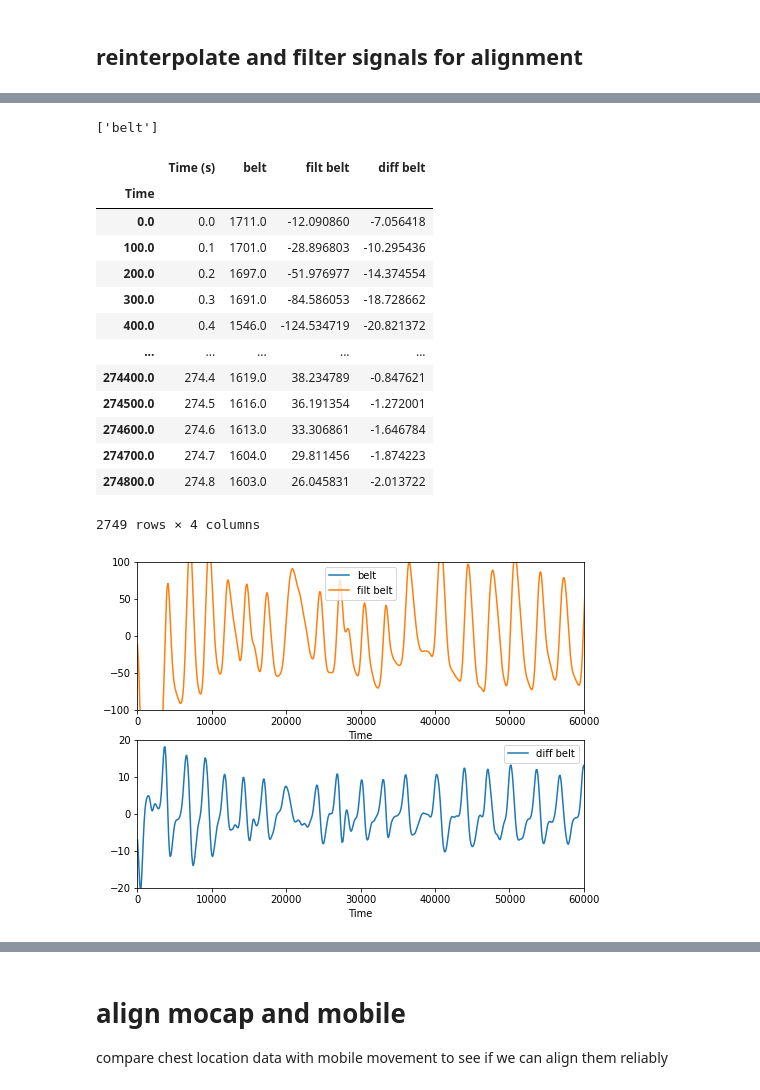
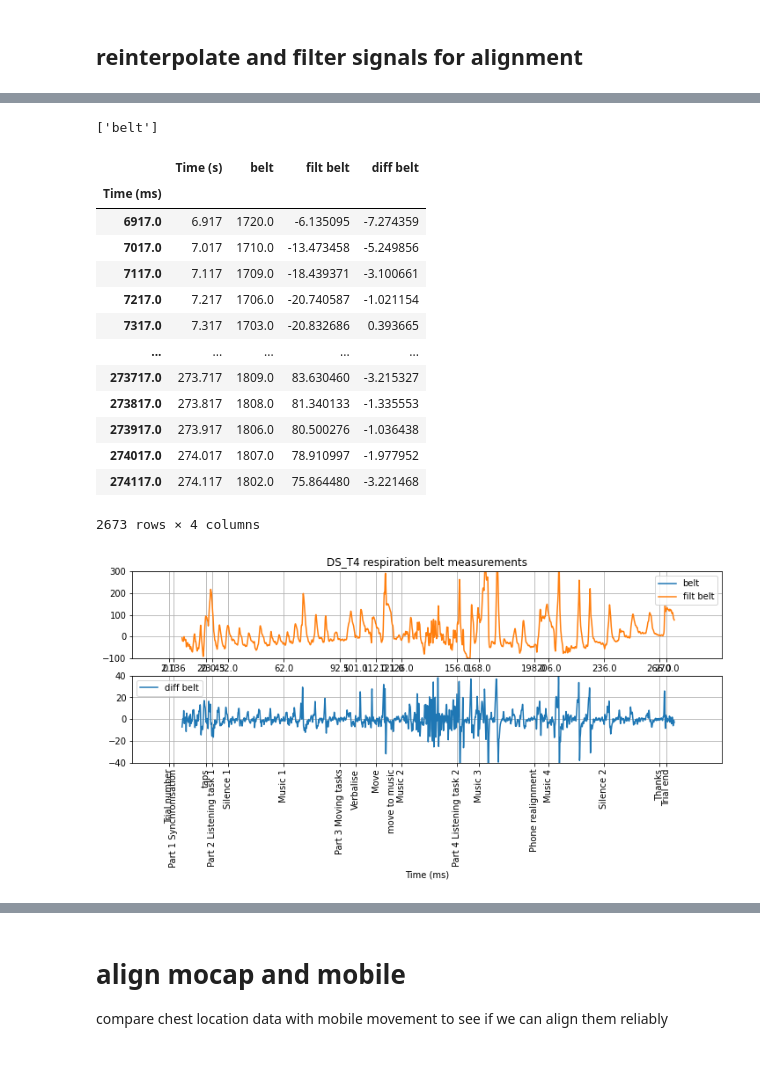
Before and after one commit to finn42/MusicLab_aligning, a Jupyter notebook: Aligning_signals.ipynb, the cells around one changed output, grey strips where cells are left out. Cells and saved outputs as stored; diff of their text form; code cells hidden in the pictures; blank space fills up the shorter version.

```diff
--- a/Aligning_signals.ipynb
+++ b/Aligning_signals.ipynb
@@ -34,2 +43,9 @@ First load related files of a single trial
+# %%
+os.chdir('/Users/finn/Desktop/Current_Projects/Resp_Mobile_recording/Mobile_test/Data/')
+trail_wise = pd.read_csv('trial_wise.csv')
+trail_seq = pd.read_csv('Trial_Stim.csv')
+trial_times=trail_seq.iloc[:,:2].copy()
+trial_times['Time (ms)'] = units*trial_times['Time (s)']
+trial_times=trial_times.set_index("Time (ms)", drop=True)
 # %%
 # trial timing information
@@ -56,11 +92,11 @@ mocap = pd.read_csv(filename, sep='\t',skiprows=10)
 # %%
-# conditions for comparison
+# conditions for comparison 246900 289766
 units = 1000 # ms
 fs = 10/units # 10 Hz
 
-cutoff = np.array([0.05,1])/units # filtering to between 1 and 0.05 hz
+cutoff = np.array([2])/units # filtering to between 1 and 0.05 hz
 nyq = 0.5 * fs
 order = 2
 normal_cutoff = cutoff / nyq
-b, a = butter(order, normal_cutoff, btype='bandpass', analog=False)
+b, a = butter(order, normal_cutoff, btype='lowpass', analog=False)
 # %%
@@ -112,24 +180,23 @@ plt.show()
 # %%
 resp = pd.DataFrame()
-resp['belt'] = g.loc[g[1]=='force',3]
-resp['Time'] = (g.loc[g[1]=='force',5]-g.iloc[0,5])
-
-df = resp
+resp['belt'] = resp_init['3']
+resp['Time (ms)'] = respdelay+(resp_init['5']-resp_init.iloc[0,5]) -(trail_wise.loc[trial_n,'Stim']-trail_wise.loc[trial_n,'Resp start'])*units
+df = resp.copy()
 #cols = list(mob.columns)
 cols = ['belt']
 print(cols)
 
-time_new = np.arange(df['Time'].iat[0],df['Time'].iat[-1],1/fs)
+time_new = np.arange(df['Time (ms)'].iat[0],df['Time (ms)'].iat[-1],1/fs)
 df_rs = pd.DataFrame()
-df_rs['Time'] = time_new
-df_rs = df_rs.set_index('Time')
+df_rs['Time (ms)'] = time_new
+df_rs = df_rs.set_index('Time (ms)')
 df_rs['Time (s)'] = time_new/1000
 
 for c in cols:
 #    if not c.startswith('time') and not c.startswith('Time') :
-    f = interpolate.interp1d(df.Time, df[c].values,fill_value='extrapolate')
+    f = interpolate.interp1d(df['Time (ms)'], df[c].values,fill_value='extrapolate')
     df_rs[c] = f(time_new)
-    df_rs['filt ' + c] = filtfilt(b, a, df_rs[c])
+    df_rs['filt ' + c] = filtfilt(b, a, df_rs[c]) - np.median(filtfilt(b, a, df_rs[c]))
     df_rs['diff ' + c] = respy.diffed(df_rs['filt ' + c])/np.median(np.abs(respy.diffed(respy.diffed(df_rs['filt ' + c]))))
 
 resp_rs = df_rs.copy()
@@ -137,38 +204,43 @@ resp_rs
 # %% [output]
 ['belt']
 |  | Time (s) | belt | filt belt | diff belt |
-| Time |  |  |  |  |
-| 0.0 | 0.0 | 1711.0 | -12.090860 | -7.056418 |
-| 100.0 | 0.1 | 1701.0 | -28.896803 | -10.295436 |
-| 200.0 | 0.2 | 1697.0 | -51.976977 | -14.374554 |
-| 300.0 | 0.3 | 1691.0 | -84.586053 | -18.728662 |
-| 400.0 | 0.4 | 1546.0 | -124.534719 | -20.821372 |
+| Time (ms) |  |  |  |  |
+| 6917.0 | 6.917 | 1720.0 | -6.135095 | -7.274359 |
+| 7017.0 | 7.017 | 1710.0 | -13.473458 | -5.249856 |
+| 7117.0 | 7.117 | 1709.0 | -18.439371 | -3.100661 |
+| 7217.0 | 7.217 | 1706.0 | -20.740587 | -1.021154 |
+| 7317.0 | 7.317 | 1703.0 | -20.832686 | 0.393665 |
 | ... | ... | ... | ... | ... |
-| 274400.0 | 274.4 | 1619.0 | 38.234789 | -0.847621 |
-| 274500.0 | 274.5 | 1616.0 | 36.191354 | -1.272001 |
-| 274600.0 | 274.6 | 1613.0 | 33.306861 | -1.646784 |
-| 274700.0 | 274.7 | 1604.0 | 29.811456 | -1.874223 |
-| 274800.0 | 274.8 | 1603.0 | 26.045831 | -2.013722 |
+| 273717.0 | 273.717 | 1809.0 | 83.630460 | -3.215327 |
+| 273817.0 | 273.817 | 1808.0 | 81.340133 | -1.335553 |
+| 273917.0 | 273.917 | 1806.0 | 80.500276 | -1.036438 |
+| 274017.0 | 274.017 | 1807.0 | 78.910997 | -1.977952 |
+| 274117.0 | 274.117 | 1802.0 | 75.864480 | -3.221468 |
-2749 rows × 4 columns
+2673 rows × 4 columns
 # %%
-t_range = np.array([0,60])*units
-fig = plt.figure(figsize=(8,6))
+t_range = np.array([-20,300])*units
+fig = plt.figure(figsize=(12,4))
 dims = ['belt']
 for i in range(len(dims)):
     d = dims[i]
     ax = plt.subplot(211 + i)
     df_rs.plot.line(y=d,ax=ax)
     df_rs.plot.line(y='filt ' + d,ax=ax)
+    plt.ylim(-100,300)
+    if i == 0: plt.title(trial_name + ' respiration belt measurements')
+    plt.xticks(trial_times.index,trial_times["Time (s)"])#, concert_times['event'])
+    plt.grid()
     plt.xlim(t_range)
-    plt.ylim(-100,100)
 
 ax = plt.subplot(212)
 for d in dims:
     df_rs.plot.line(y='diff ' + d,ax=ax)
+    plt.ylim(-40,40)
+    plt.xticks(trial_times.index,trial_times.Element, rotation='vertical')#, concert_times['event'])
+    plt.grid()
     plt.xlim(t_range)
-    plt.ylim(-20,20)
 
-#plt.savefig('filtered_Resp.png',dpi = 200)
+plt.savefig('filtered_Resp.png',dpi = 200)
 plt.show()
 # %% [output]
-[figure, old version]
+[figure, new version]
```
Also changed, not shown: parts of 32 cells of this notebook.
